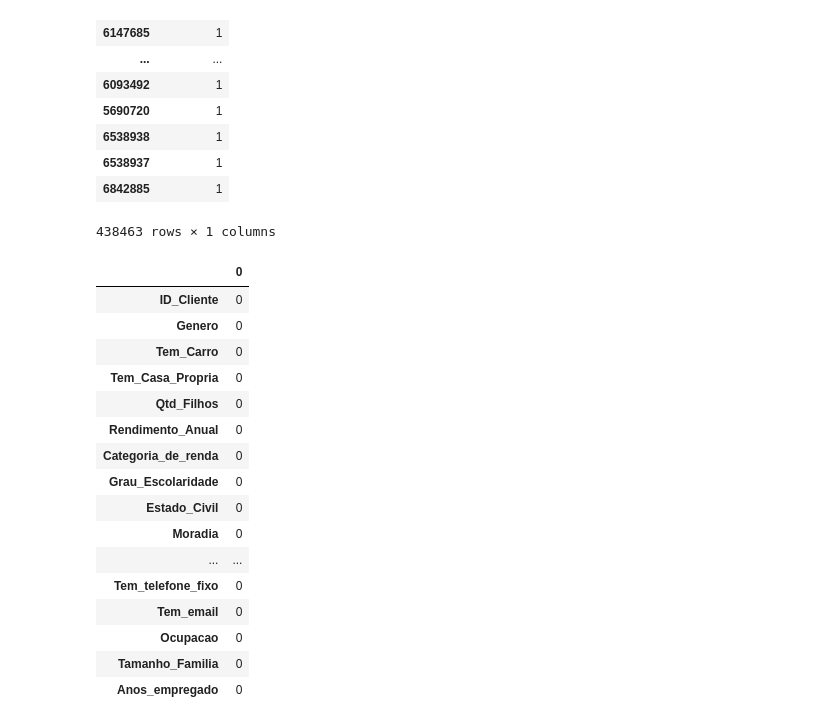
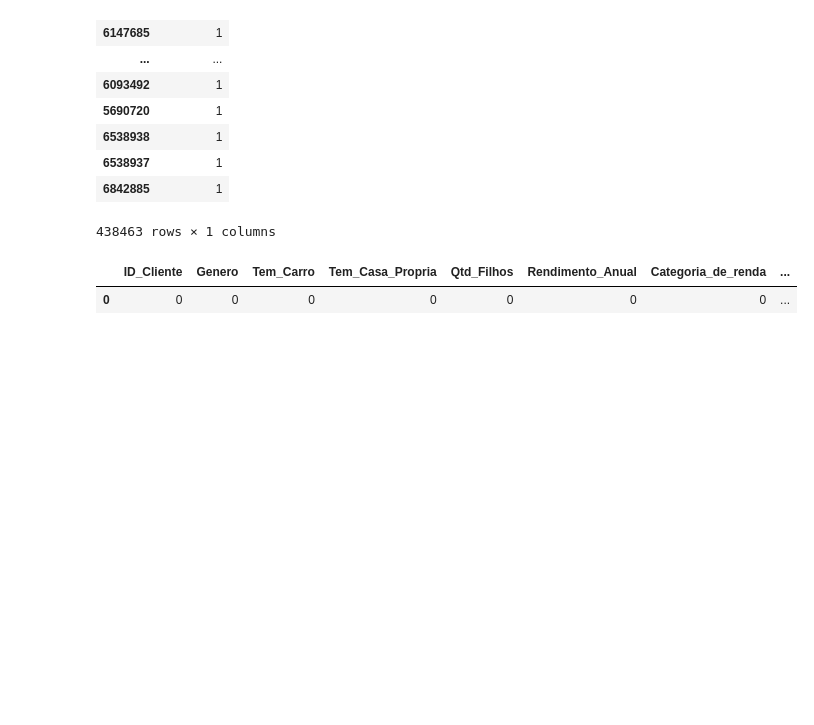
Before and after one commit to ViniciusCastillo/Aprendendo, a Jupyter notebook: Analise_Base_Clientes.ipynb, the cells around one changed output. Cells and saved outputs as stored; diff of their text form; code cells hidden in the pictures; blank space fills up the shorter version.

```diff
--- a/Analise_Base_Clientes.ipynb
+++ b/Analise_Base_Clientes.ipynb
@@ -164,22 +164,7 @@ df_clientes_unicos['ID_Cliente'].value_counts().to_frame()
 | 6842885 | 1 |
 438463 rows × 1 columns
 # %%
-df_clientes_unicos.isnull().sum().to_frame()
+df_clientes_unicos.isnull().sum().to_frame().T
 # %% [output]
-|  | 0 |
-| ID_Cliente | 0 |
-| Genero | 0 |
-| Tem_Carro | 0 |
-| Tem_Casa_Propria | 0 |
-| Qtd_Filhos | 0 |
-| Rendimento_Anual | 0 |
-| Categoria_de_renda | 0 |
-| Grau_Escolaridade | 0 |
-| Estado_Civil | 0 |
-| Moradia | 0 |
-| ... | ... |
-| Tem_telefone_fixo | 0 |
-| Tem_email | 0 |
-| Ocupacao | 0 |
-| Tamanho_Familia | 0 |
-| Anos_empregado | 0 |
+|  | ID_Cliente | Genero | Tem_Carro | Tem_Casa_Propria | Qtd_Filhos | Rendimento_Anual | Categoria_de_renda | ... |
+| 0 | 0 | 0 | 0 | 0 | 0 | 0 | 0 | ... |
```
Also changed, not shown: parts of 37 cells of this notebook.
